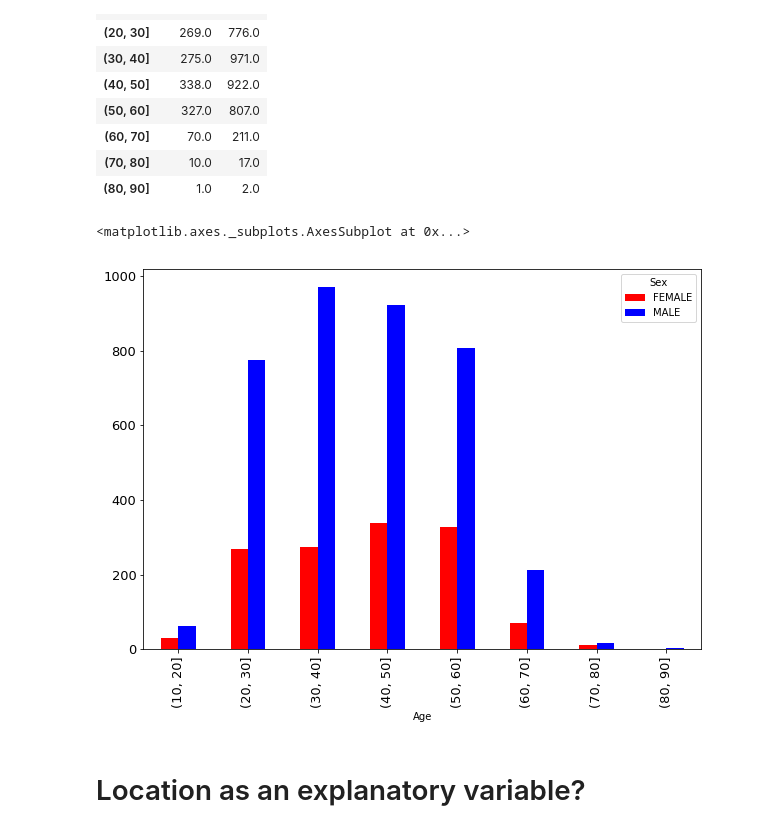
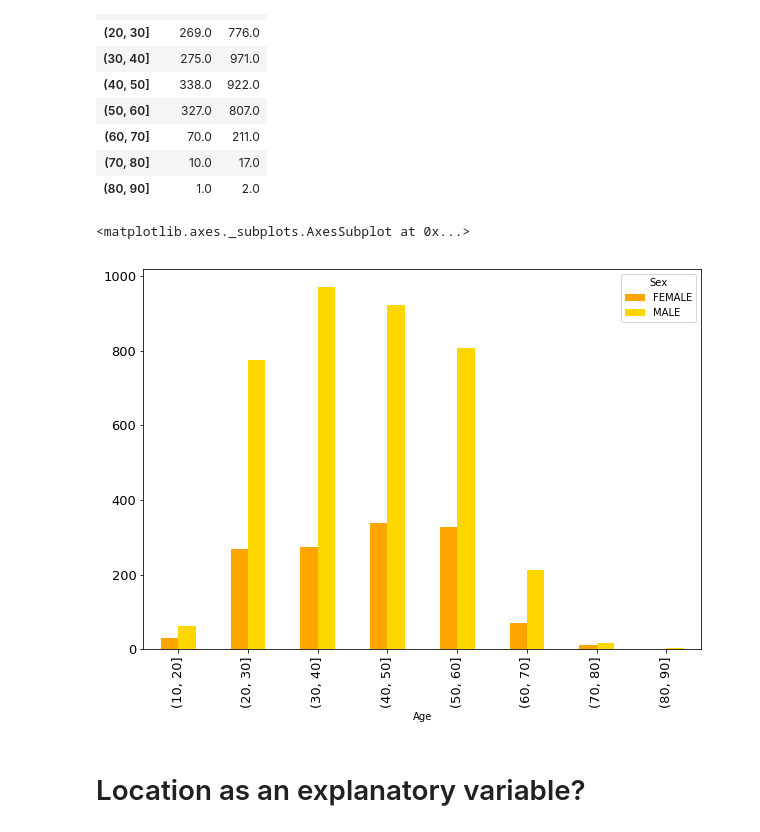
Before and after one commit to kalbond/data_science_term_project, a Jupyter notebook: notebooks/accidental_drug_related_deaths.ipynb, the cells around one changed output. Cells and saved outputs as stored; diff of their text form; code cells hidden in the pictures.

```diff
--- a/notebooks/accidental_drug_related_deaths.ipynb
+++ b/notebooks/accidental_drug_related_deaths.ipynb
@@ -489,10 +489,10 @@ sex_age
 | (70, 80] | 10.0 | 17.0 |
 | (80, 90] | 1.0 | 2.0 |
 # %%
-sex_age.plot(kind='bar', figsize = (10,7), fontsize=13, color = ['red', 'blue'])
+sex_age.plot(kind='bar', figsize = (10,7), fontsize=13, color = ['orange', 'gold'])
 # %% [output]
 <matplotlib.axes._subplots.AxesSubplot at 0x...>
-[figure, old version]
+[figure, new version]
 # %% [markdown]
 # Location as an explanatory variable?
 # %%
```
Also changed, not shown: parts of 3 cells of this notebook.
